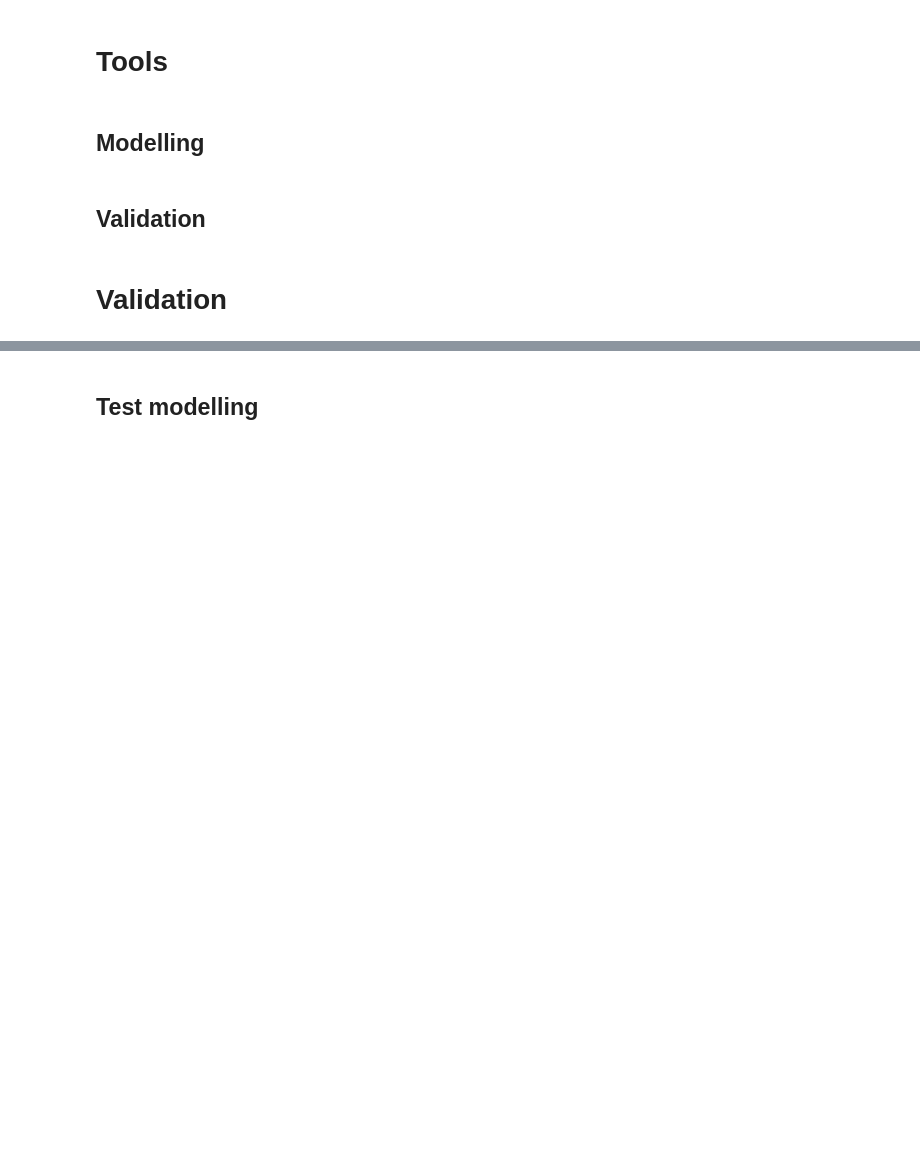
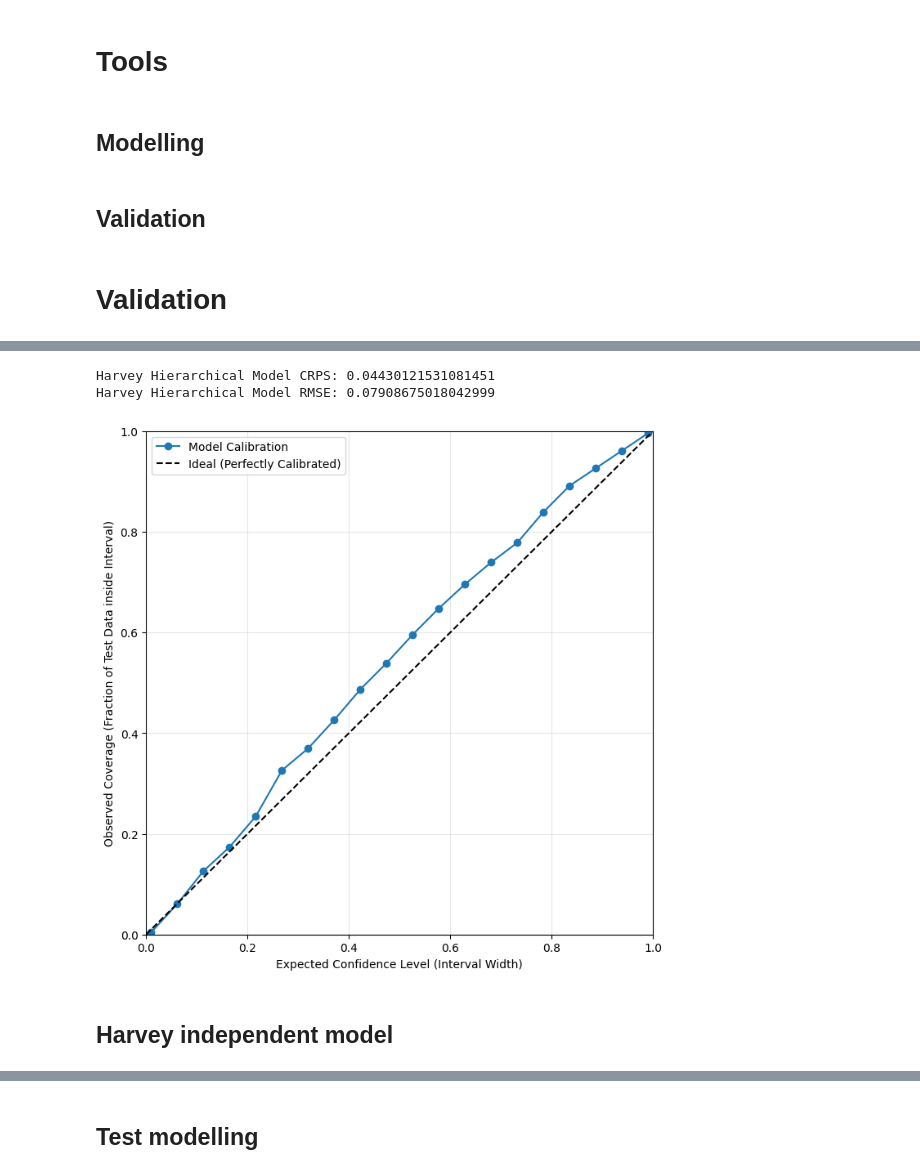
Before and after one commit to General-Purpose-AI-Policy-Lab/benchmark-forecasting, a Jupyter notebook: validation.ipynb, the cells around one changed output, grey strips where cells are left out. Drawn from its saved outputs; the diff is of its cells as text; code cells hidden in the pictures; blank space fills up the shorter version.

```diff
--- a/validation.ipynb
+++ b/validation.ipynb
@@ -322,0 +363,2 @@ def crps(idata: az.InferenceData) -> float:
+# %%
+harvey_hierarchical_idata = temporal_holdout(dataset, cutoff_date, sigmoid_kind="harvey", joint=True, top_n=3)
@@ -322,0 +378,10 @@ def crps(idata: az.InferenceData) -> float:
+# %%
+print("Harvey Hierarchical Model CRPS:", crps(harvey_hierarchical_idata))
+print("Harvey Hierarchical Model RMSE:", accuracy(harvey_hierarchical_idata, metric="RMSE"))
+plot_calibration_curve(harvey_hierarchical_idata)
+# %% [output]
+Harvey Hierarchical Model CRPS: 0.04430121531081451
+Harvey Hierarchical Model RMSE: 0.07908675018042999
+[figure, added]
+# %% [markdown]
+## Harvey independent model
```
Also changed, not shown: parts of 27 cells of this notebook.
